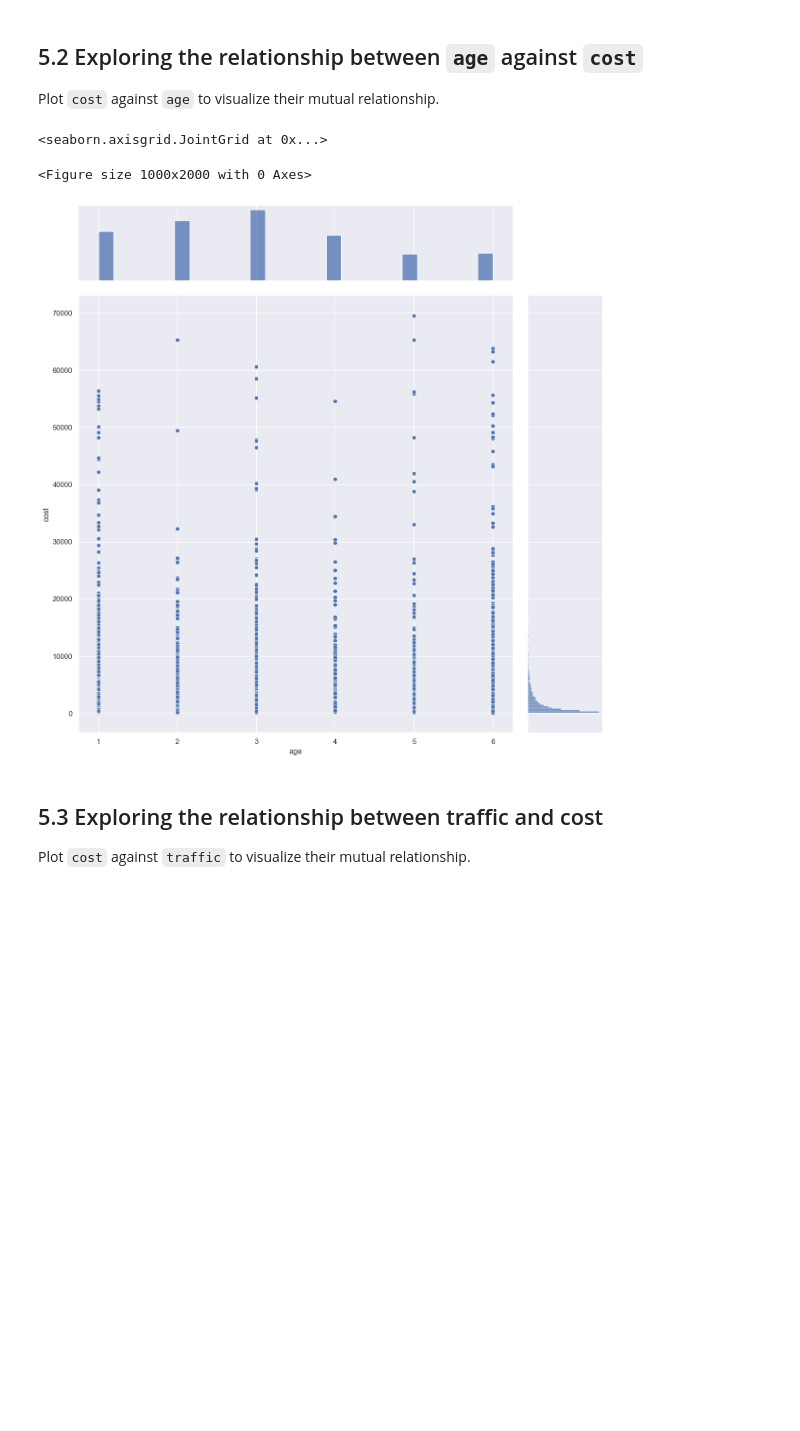
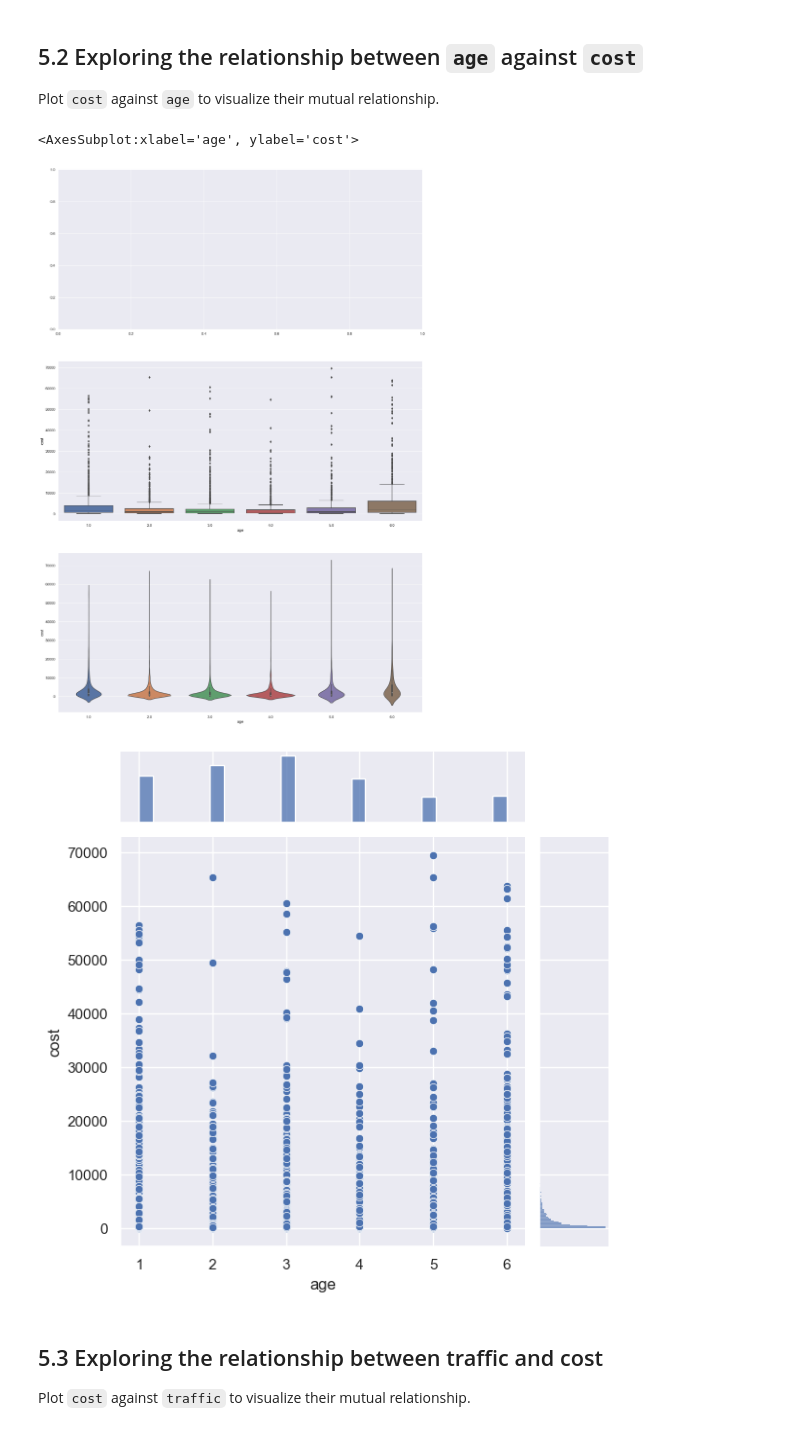
Before and after one commit to nataliecje/SC1015-vehicle-analysis, a Jupyter notebook: ben-eda-edited.ipynb, the cells around one changed output. Cells and saved outputs as stored; diff of their text form; code cells hidden in the pictures; blank space fills up the shorter version.

```diff
--- a/ben-eda-edited.ipynb
+++ b/ben-eda-edited.ipynb
@@ -204,12 +232,16 @@ sb.boxplot(data=data_with_claims, y='gender', x='cost')
 ## 5.2 Exploring the relationship between `age` against `cost`
 Plot `cost` against `age` to visualize their mutual relationship.
 # %%
-f = plt.figure(figsize=(10,20))
-sb.jointplot(x = "age", y = "cost", data = data_with_claims, height = 12)
+f, axes = plt.subplots(3,1, figsize=(20,30))
+sb.jointplot(data = data_with_claims, x="age", y="cost", ax=axes[0])
+sb.boxplot(data = data_with_claims, x='age', y='cost', ax=axes[1])
+sb.violinplot(data = data_with_claims, x='age', y='cost', ax=axes[2])
+
+#sb.jointplot(data = data_with_claims, x="age", y="cost")
 # %% [output]
-<seaborn.axisgrid.JointGrid at 0x...>
+<AxesSubplot:xlabel='age', ylabel='cost'>
-<Figure size 1000x2000 with 0 Axes>
-[figure, old version]
+[figure, new version]
+[figure, added]
 # %% [markdown]
 ## 5.3 Exploring the relationship between traffic and cost
 Plot `cost` against `traffic` to visualize their mutual relationship.
```
Also changed, not shown: parts of 8 cells of this notebook.
